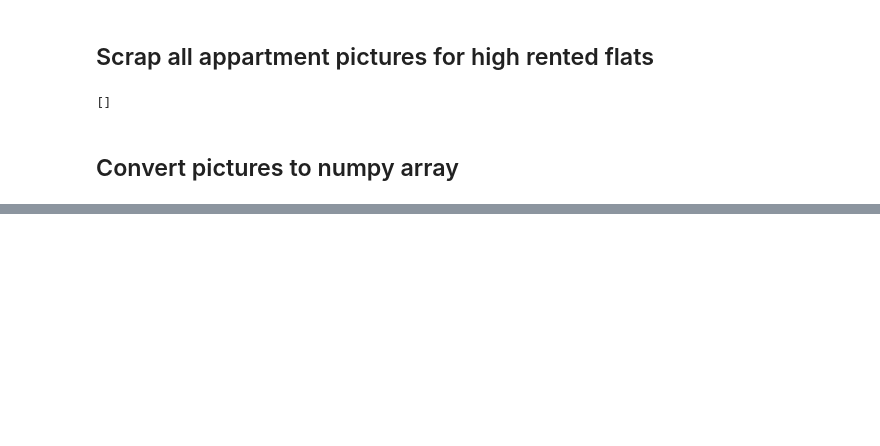
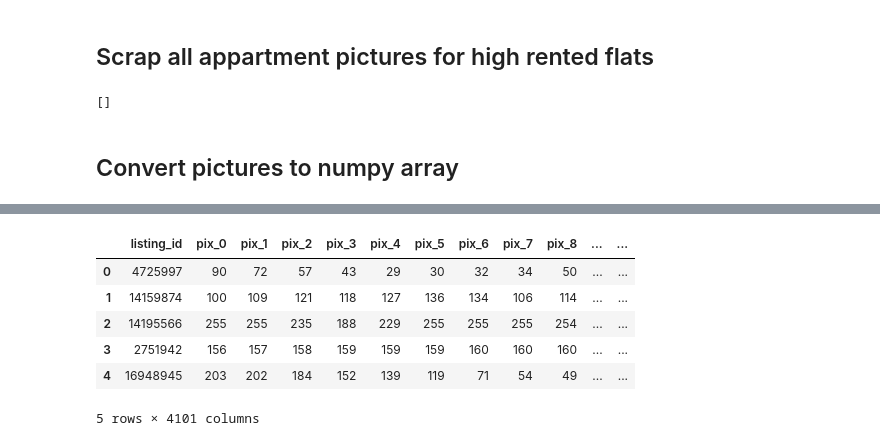
Before and after one commit to clementlefevre/udacity_ML, a Jupyter notebook: capstone_project/pictures_scraper.ipynb, the cells around one changed output, grey strips where cells are left out. Drawn from its saved outputs; the diff is of its cells as text; code cells hidden in the pictures; blank space fills up the shorter version.

```diff
--- a/capstone_project/pictures_scraper.ipynb
+++ b/capstone_project/pictures_scraper.ipynb
@@ -109,0 +261,10 @@ print type(img.getcolors())
+# %%
+df_pictures.head()
+# %% [output]
+|  | listing_id | pix_0 | pix_1 | pix_2 | pix_3 | pix_4 | pix_5 | pix_6 | pix_7 | pix_8 | ... | ... |
+| 0 | 4725997 | 90 | 72 | 57 | 43 | 29 | 30 | 32 | 34 | 50 | ... | ... |
+| 1 | 14159874 | 100 | 109 | 121 | 118 | 127 | 136 | 134 | 106 | 114 | ... | ... |
+| 2 | 14195566 | 255 | 255 | 235 | 188 | 229 | 255 | 255 | 255 | 254 | ... | ... |
+| 3 | 2751942 | 156 | 157 | 158 | 159 | 159 | 159 | 160 | 160 | 160 | ... | ... |
+| 4 | 16948945 | 203 | 202 | 184 | 152 | 139 | 119 | 71 | 54 | 49 | ... | ... |
+5 rows × 4101 columns
```
Also changed, not shown: parts of 35 cells of this notebook.
